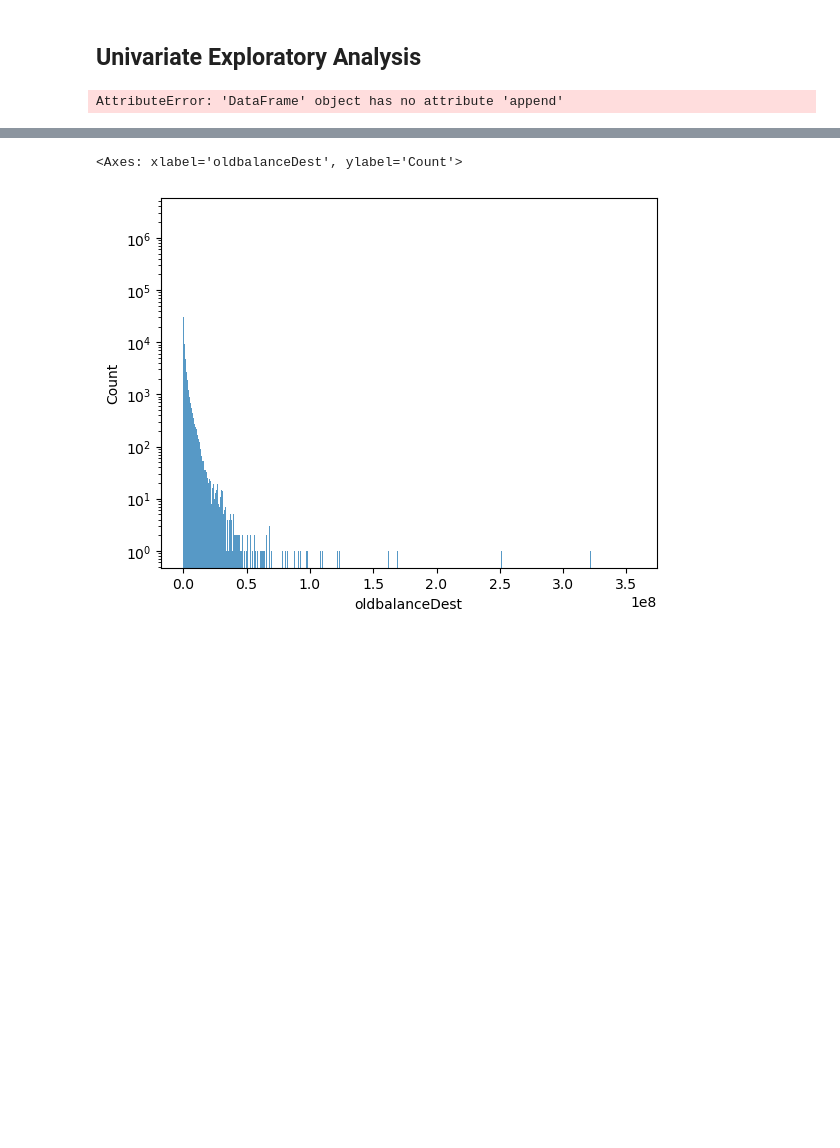
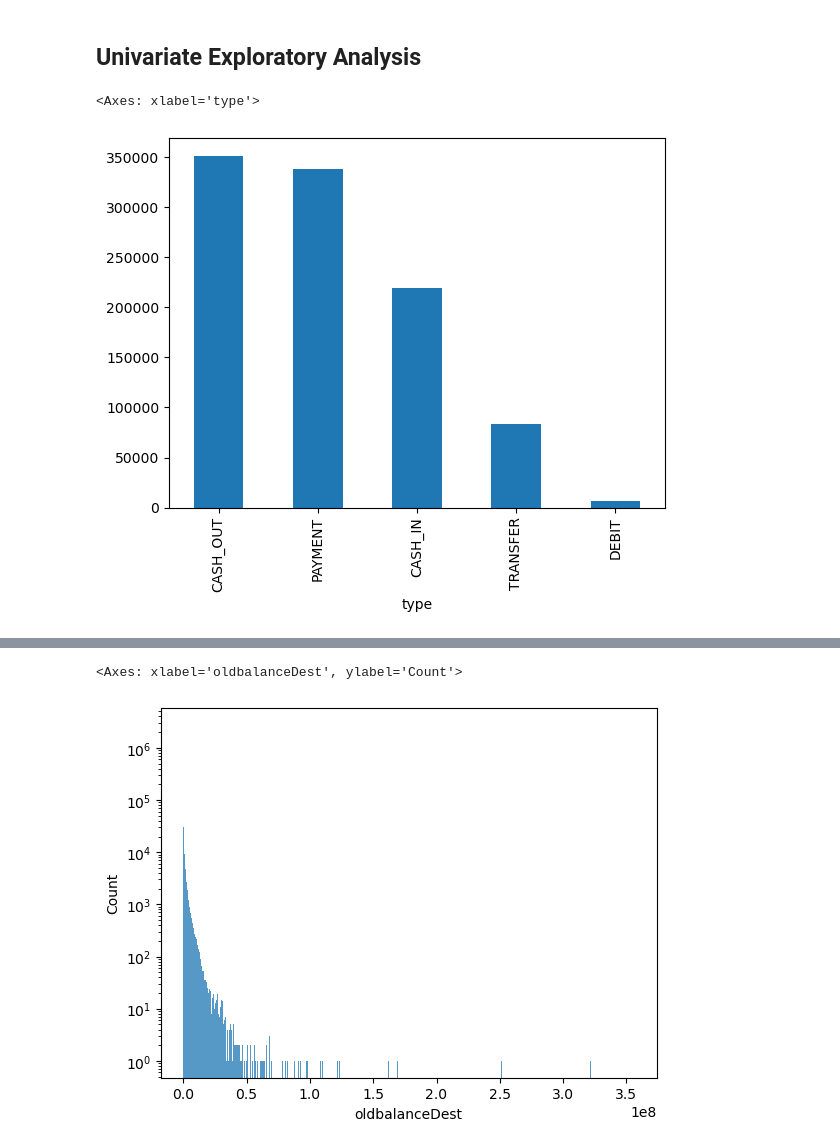
Before and after one commit to walcotttt/supervised-learning-project, a Jupyter notebook: EDA.ipynb, the cells around one changed output, grey strips where cells are left out. Saved outputs shown, nothing was run; the diff lists cells and outputs as text; code cells hidden in the pictures; blank space fills up the shorter version.

```diff
--- a/EDA.ipynb
+++ b/EDA.ipynb
@@ -95,31 +73,10 @@ for chunk in pd.read_csv('data.csv', chunksize=chunk_size):
 # %% [markdown]
 ## Univariate Exploratory Analysis
-# %%
-# barplot of type of transaction
-
-# df['type'].value_counts().plot(kind='bar')
-
-# Specify the chunk size (number of rows per chunk)
-chunk_size = 100000
-
-# Initialize an empty DataFrame to store the results
-results = pd.DataFrame()
-
-# Iterate over the chunks of data
-for chunk in pd.read_csv('data.csv', chunksize=chunk_size):
-    # Perform operations on the chunk (e.g., calculate value counts)
-    value_counts = chunk['type'].value_counts()
-
-    # Append the results to the overall DataFrame
-    results = results.append(value_counts)
-
-# Combine the results from each chunk
-final_value_counts = results.groupby(results.index).sum()
-
-# Plot the final value counts
-final_value_counts.plot(kind='bar')
-plt.show()
-# %% [output]
-AttributeError: 'DataFrame' object has no attribute 'append'
+# %%
+# barplot of type of transaction
+df_sample['type'].value_counts().plot(kind='bar')
+# %% [output]
+<Axes: xlabel='type'>
+[figure, added]
 # %%
 # histogram of the amount of money transferred
```
Also changed, not shown: parts of 17 cells of this notebook, 1 other file.
